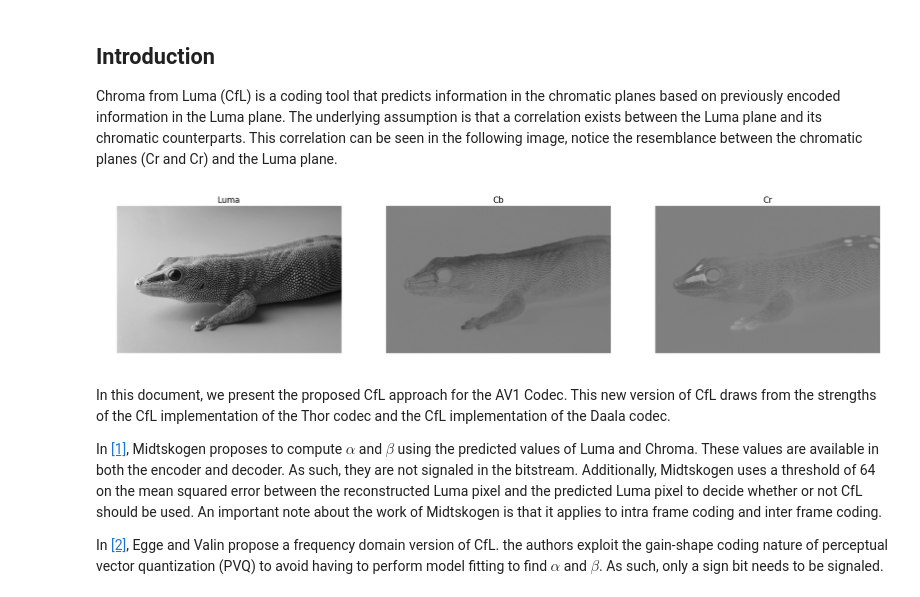
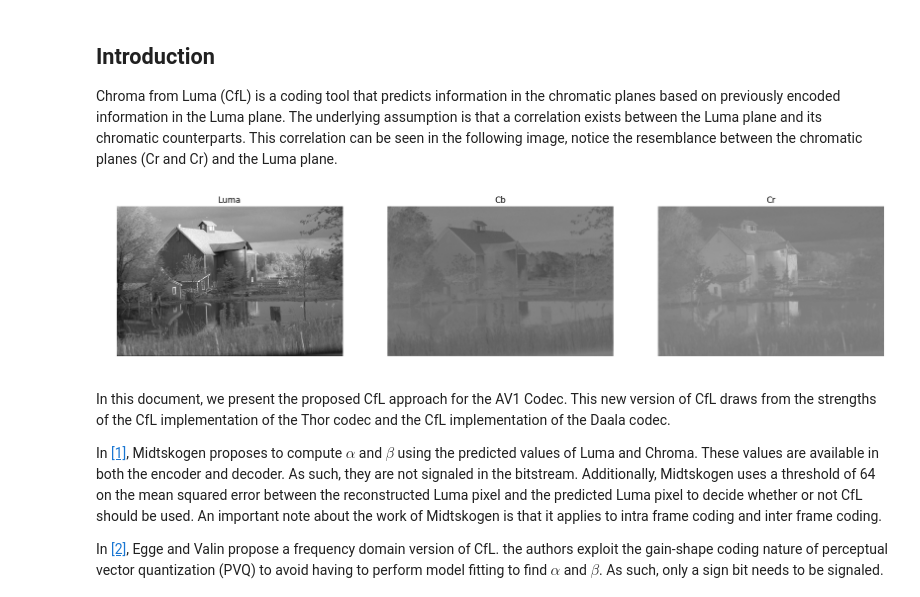
Before and after one commit to luctrudeau/AV1-CfL-Proposal, a Jupyter notebook: Chroma from Luma (CfL).ipynb, the cells around one changed output. Cells and saved outputs as stored; diff of their text form; code cells hidden in the pictures.

```diff
--- a/Chroma from Luma (CfL).ipynb
+++ b/Chroma from Luma (CfL).ipynb
@@ -95,6 +97,17 @@ def cartesian(arrays, out=None):
         for j in range(1, arrays[0].size):
             out[j*m:(j+1)*m,1:] = out[0:m,1:]
     return out
+# %%
+img_folder = "images/kodim/"
+kodims = []
+for file in sorted(os.listdir(img_folder)):
+    if file.endswith(".png"):
+        kodims.append(imread(os.path.join(img_folder, file), mode="YCbCr"))
+
+def psnr(im1, im2):
+    h, w = im1.shape
+    sse = np.sum((im1 - im2)**2)
+    return 20 * np.log10(255) - 10 * np.log10(sse/(h*w))
 # %%
 from IPython.display import HTML
 HTML('''<script>
@@ -121,24 +188,22 @@ Chroma from Luma (CfL) is a coding tool that predicts information in the chromat
 # %%
 def showPlanes(im):
     plt.figure(figsize=(20,15))
     plt.subplot(1,3,1)
     showImage(im[:,:,0], "Luma")
     plt.subplot(1,3,2)
     showImage(im[:,:,1], "Cb")
     plt.subplot(1,3,3)
     showImage(im[:,:,2], "Cr")
 
-
 def showImage(im, title):
     plt.imshow(im, cmap = plt.get_cmap('gray'), vmin = 0, vmax = 255)
     plt.axis('off')
     plt.title(title)
 
-
-im = imread("images/lizard.jpg", mode="YCbCr")
-showPlanes(im);
+randIm = kodims[int(np.round(np.random.rand()*len(kodims)))]
+showPlanes(randIm);
 # %% [output]
-[figure, old version]
+[figure, new version]
 # %% [markdown]
 In this document, we present the proposed CfL approach for the AV1 Codec. This new version of CfL draws from the strengths of the CfL implementation of the Thor codec and the CfL implementation of the Daala codec.
 
```
Also changed, not shown: parts of 50 cells of this notebook, 10 other files.
